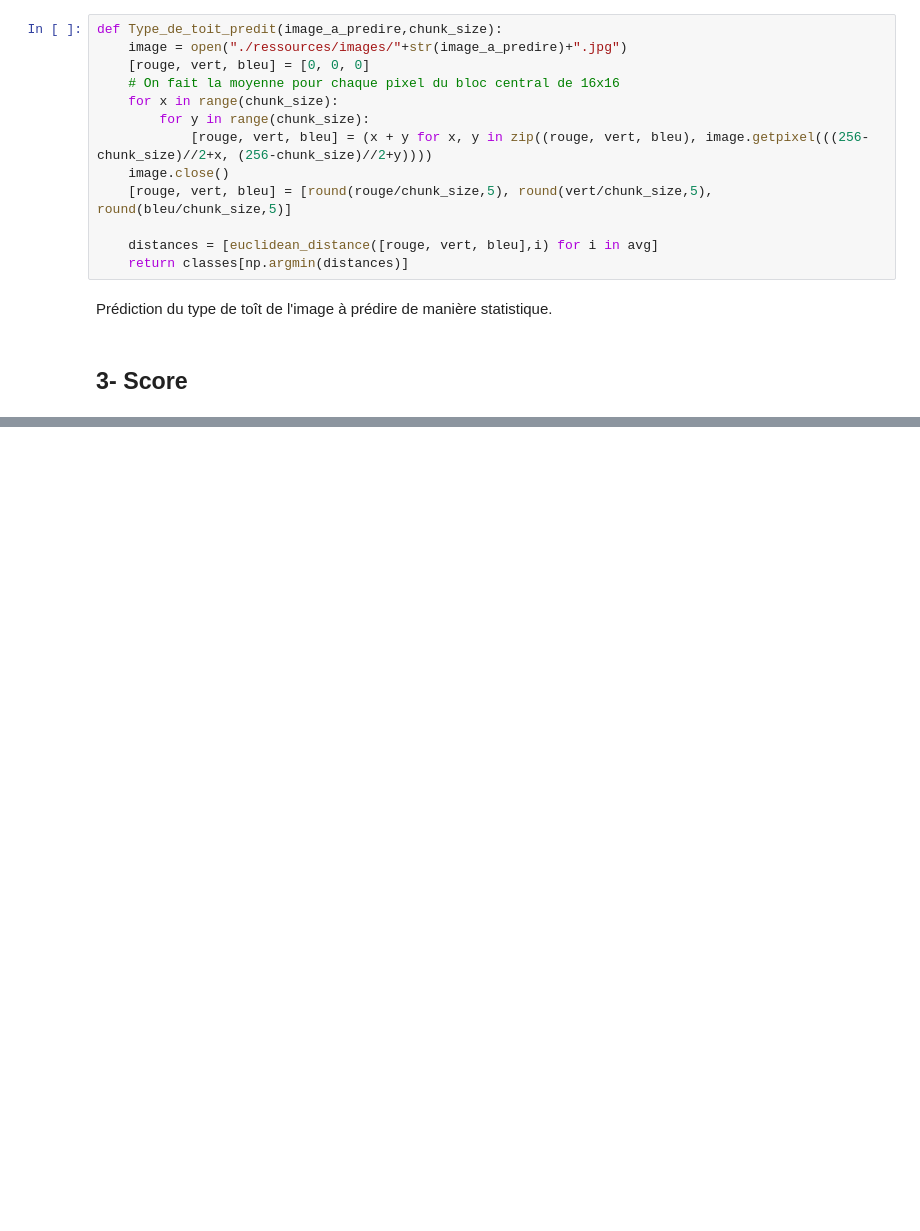
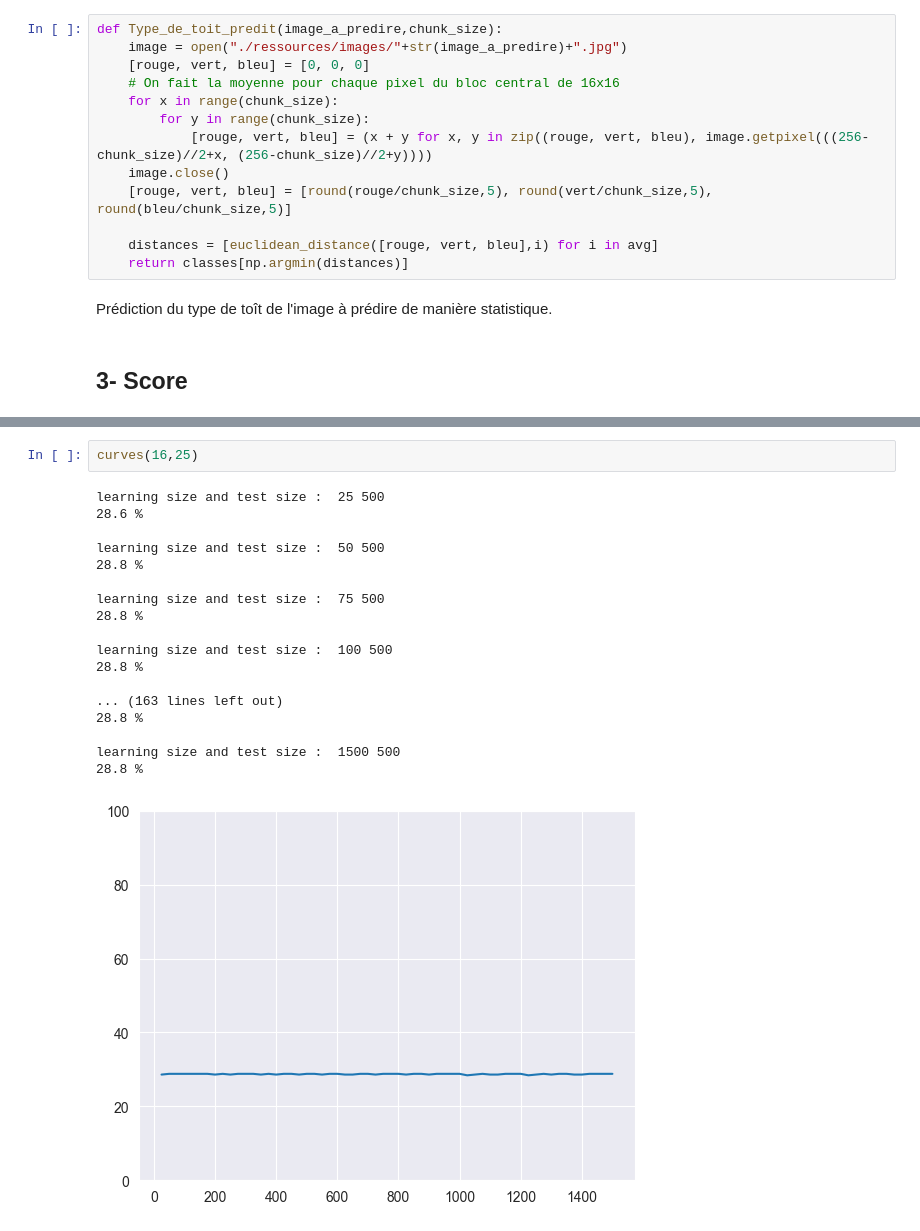
Before and after one commit to cowbra/Roof-Analysis---Postgree-Connexion_Project, a Jupyter notebook: pixel_analyse.ipynb, the cells around one changed output, grey strips where cells are left out. Saved outputs shown, nothing was run; the diff lists cells and outputs as text; blank space fills up the shorter version.

```diff
--- a/pixel_analyse.ipynb
+++ b/pixel_analyse.ipynb
@@ -266,0 +266,21 @@ def curves(CHUNK_SIZE):
+# %%
+curves(16,25)
+# %% [output]
+learning size and test size :  25 500
+28.6 %
+
+learning size and test size :  50 500
+28.8 %
+
+learning size and test size :  75 500
+28.8 %
+
+learning size and test size :  100 500
+28.8 %
+
+... (163 lines left out)
+28.8 %
+
+learning size and test size :  1500 500
+28.8 %
+[figure, added]
```
Also changed, not shown: parts of 23 cells of this notebook.
